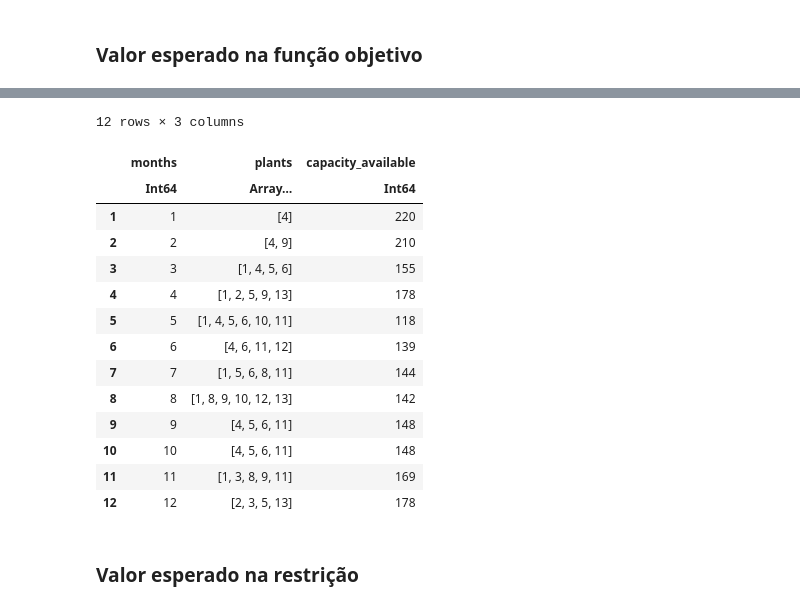
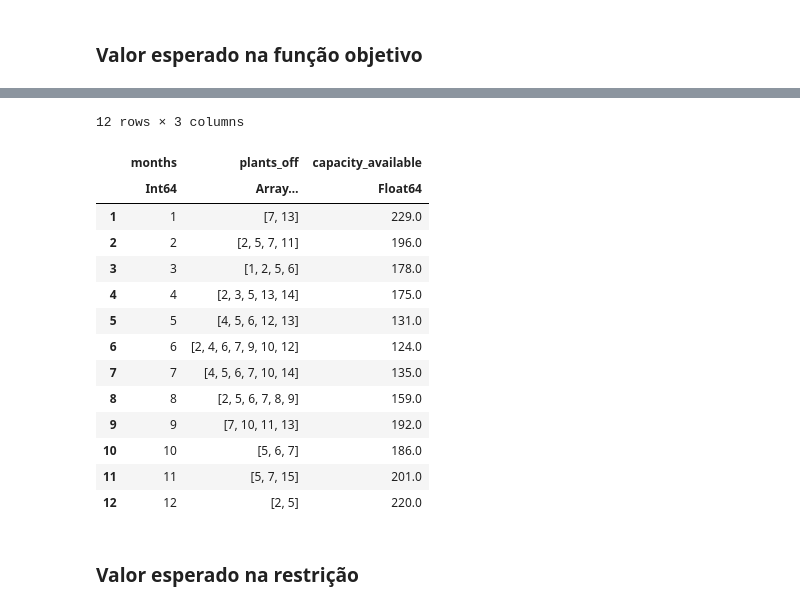
Before and after one commit to lucasresck/PSR-internship, a Jupyter notebook: Notebooks/Exercises/Tarefas.ipynb, the cells around one changed output, grey strips where cells are left out. Saved outputs shown, nothing was run; the diff lists cells and outputs as text; code cells hidden in the pictures.

```diff
--- a/Notebooks/Exercises/Tarefas.ipynb
+++ b/Notebooks/Exercises/Tarefas.ipynb
@@ -27,3 +58,22 @@ end;
+# %%
+#Valores padrão
+G = [10, 5, 20, 18, 23, 32, 7, 12, 10, 20, 17, 32, 12, 13, 17]
+d = [238, 220, 187, 175, 135, 127, 144, 165, 193, 205, 213, 233]
+R = [33, 46, 32, 27, 10, 8, 20, 21, 37, 41, 27, 27]
+θ = 0.2
+Ns = 10
+K = Int.(ones(length(G)))
+cg = Int.(ones(length(G)))
+
+d_array = [[Int(round(d * 0.7)) for d in d]]
+for scenario in 2:Ns
+    push!(d_array, [Int(round(d * (0.4 + 0.6 * rand()))) for d in d])
+end
+ds = hcat(d_array...)
+dsR = similar(ds)
+for scenario in 1:Ns
+    dsR[:, scenario] = ds[:, scenario] - R
+end;
 # %% [markdown]
 ## 1.1 Heurística de solução para o problema de manutenção
 # %% [markdown]
@@ -322,3 +364,9 @@ nmonths5 = length(d5_m);
+# %%
+G5 = G
+Ns5 = Ns
+d5 = ds
+nplants5 = length(G5)
+nmonths5 = size(d5)[1];
 # %%
 m5 = Model(solver = CbcSolver())
 
@@ -372,19 +420,19 @@ getobjectivevalue(m5) = 226.33333333333337
 # %%
-dados5, plot5 = dados_e_plot(G5, schedule_matrix5, d5, "1.5 Utilizar cenários de demanda", nplants5, nmonths5, expected_value_of_demand = true)
+dados5, plot1_5, plot2_5 = dados_e_plot(G5, schedule_matrix5, d5, "1.5 Utilizar cenários de demanda", expected_value_of_demand = true)
 dados5
 # %% [output]
 12 rows × 3 columns
-|  | months | plants | capacity_available |
-|  | Int64 | Array… | Int64 |
-| 1 | 1 | [4] | 220 |
-| 2 | 2 | [4, 9] | 210 |
-| 3 | 3 | [1, 4, 5, 6] | 155 |
-| 4 | 4 | [1, 2, 5, 9, 13] | 178 |
-| 5 | 5 | [1, 4, 5, 6, 10, 11] | 118 |
-| 6 | 6 | [4, 6, 11, 12] | 139 |
-| 7 | 7 | [1, 5, 6, 8, 11] | 144 |
-| 8 | 8 | [1, 8, 9, 10, 12, 13] | 142 |
-| 9 | 9 | [4, 5, 6, 11] | 148 |
-| 10 | 10 | [4, 5, 6, 11] | 148 |
-| 11 | 11 | [1, 3, 8, 9, 11] | 169 |
-| 12 | 12 | [2, 3, 5, 13] | 178 |
+|  | months | plants_off | capacity_available |
+|  | Int64 | Array… | Float64 |
+| 1 | 1 | [7, 13] | 229.0 |
+| 2 | 2 | [2, 5, 7, 11] | 196.0 |
+| 3 | 3 | [1, 2, 5, 6] | 178.0 |
+| 4 | 4 | [2, 3, 5, 13, 14] | 175.0 |
+| 5 | 5 | [4, 5, 6, 12, 13] | 131.0 |
+| 6 | 6 | [2, 4, 6, 7, 9, 10, 12] | 124.0 |
+| 7 | 7 | [4, 5, 6, 7, 10, 14] | 135.0 |
+| 8 | 8 | [2, 5, 6, 7, 8, 9] | 159.0 |
+| 9 | 9 | [7, 10, 11, 13] | 192.0 |
+| 10 | 10 | [5, 6, 7] | 186.0 |
+| 11 | 11 | [5, 7, 15] | 201.0 |
+| 12 | 12 | [2, 5] | 220.0 |
```
Also changed, not shown: parts of 108 cells of this notebook.
